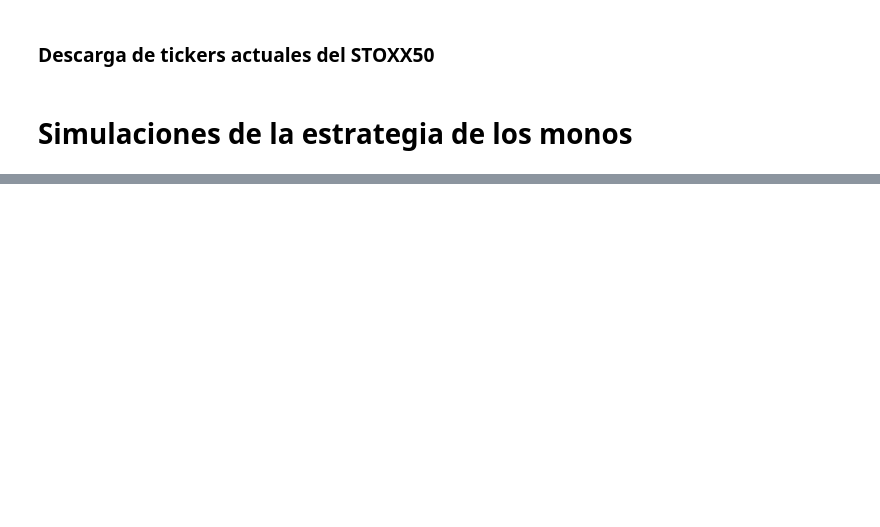
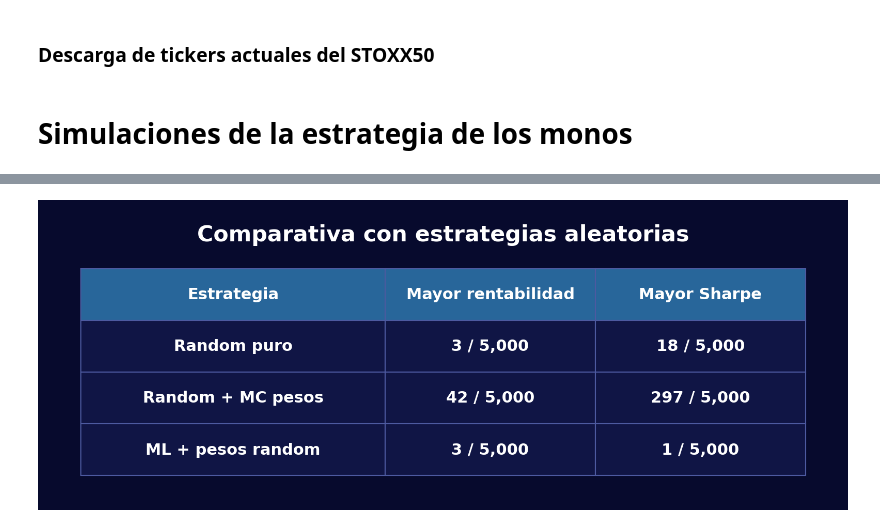
Before and after one commit to Javi-Puerta/Trabajo_gestion_cuantitativa, a Jupyter notebook: backtest_monos.ipynb, the cells around one changed output, grey strips where cells are left out. Cells and saved outputs as stored; diff of their text form; code cells hidden in the pictures; blank space fills up the shorter version.

```diff
--- a/backtest_monos.ipynb
+++ b/backtest_monos.ipynb
@@ -518,0 +147,8 @@ fig, ax = tabla_monos_canva(
+# %%
+fig, ax = af.formatear_tabla_monos(
+    res_monos["tabla"],
+    tema="oscuro",
+    titulo="Comparativa con estrategias aleatorias"
+)
+# %% [output]
+[figure, added]
```
Also changed, not shown: parts of 7 cells of this notebook, 2 other files.
